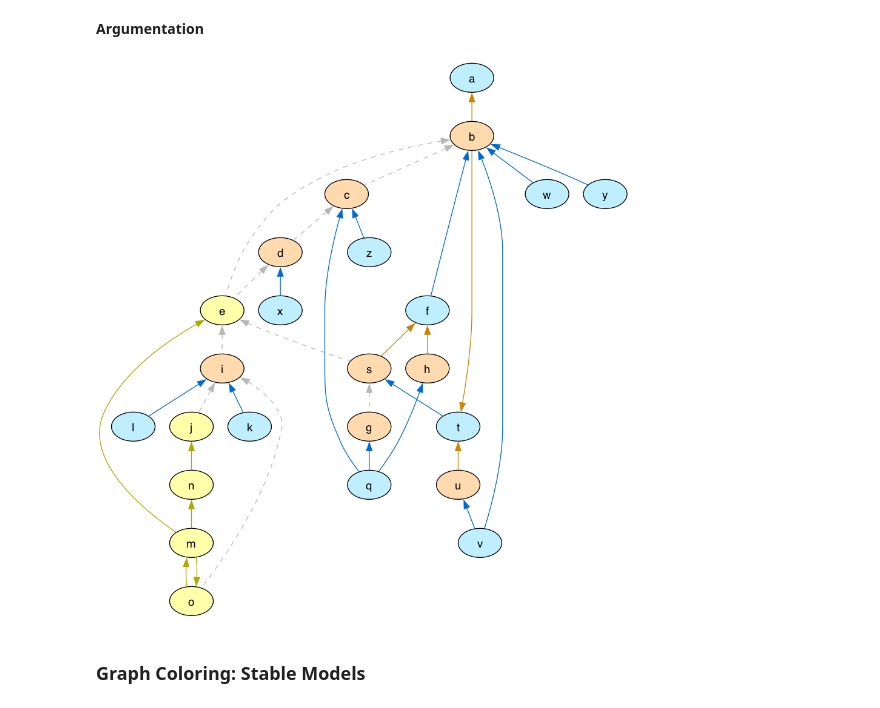
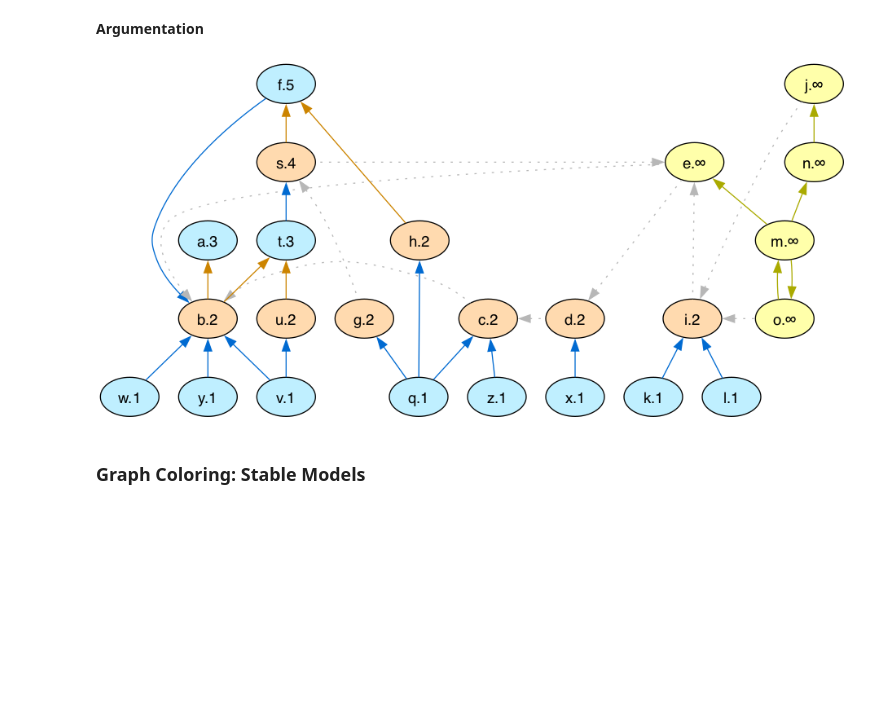
Before and after one commit to idaks/Games-and-Argumentation, a Jupyter notebook: IDCC-2024/animal_example.ipynb, the cells around one changed output. Saved outputs shown, nothing was run; the diff lists cells and outputs as text; code cells hidden in the pictures; blank space fills up the shorter version.

```diff
--- a/IDCC-2024/animal_example.ipynb
+++ b/IDCC-2024/animal_example.ipynb
@@ -189,27 +192,29 @@ Image("graphs/game_graph_colored.png")
 # %%
 arg_node_color_wfs = {
     "accepted": "blue",
     "defeated": "orange",
     "undefined": "yellow",
 }
 arg_edge_color_wfs = {
     ("blue", "blue"): "gray",
     ("blue", "yellow"): "gray",
     ("yellow", "blue"): "gray",
     ("yellow", "yellow"): "yellow",
     ("blue", "orange"): "blue",
     ("orange", "blue"): "orange",
 }
 visualize_wfs(
     "files/plain_wm_graph.dlv",
     "arg",
     arg_node_color_wfs,
     arg_edge_color_wfs,
     arg=True,
+    show_node_label=True,
+    rank=True
 )
 Image("graphs/arg_graph_colored.png")
 # %% [output]
-[figure, old version]
+[figure, new version]
 # %% [markdown]
 ### Graph Coloring: Stable Models
 # %% [markdown]
```
Also changed, not shown: parts of 5 cells of this notebook, 18 other files.
